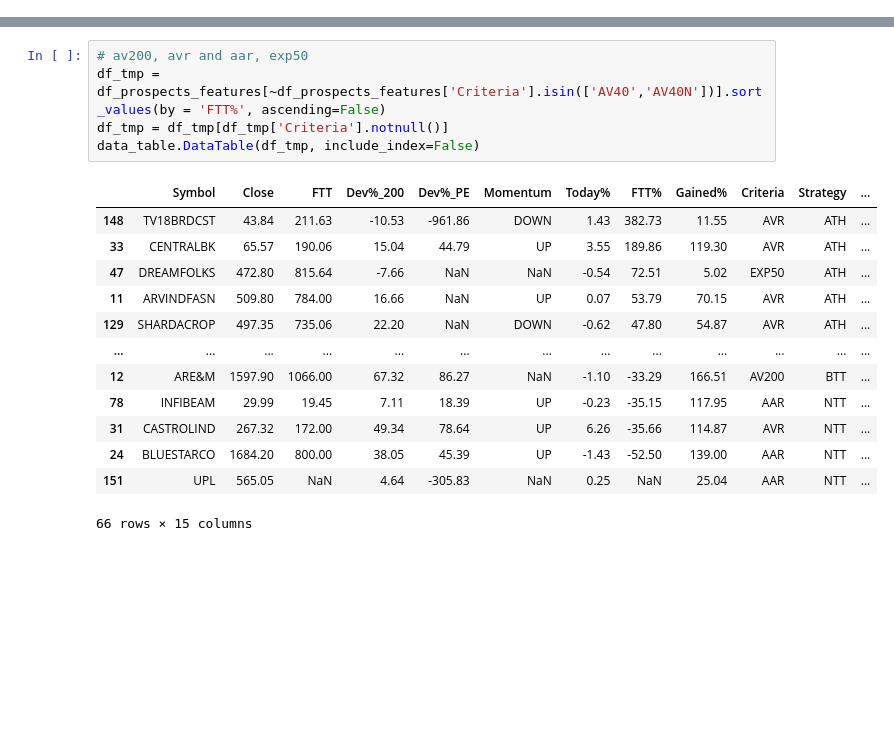
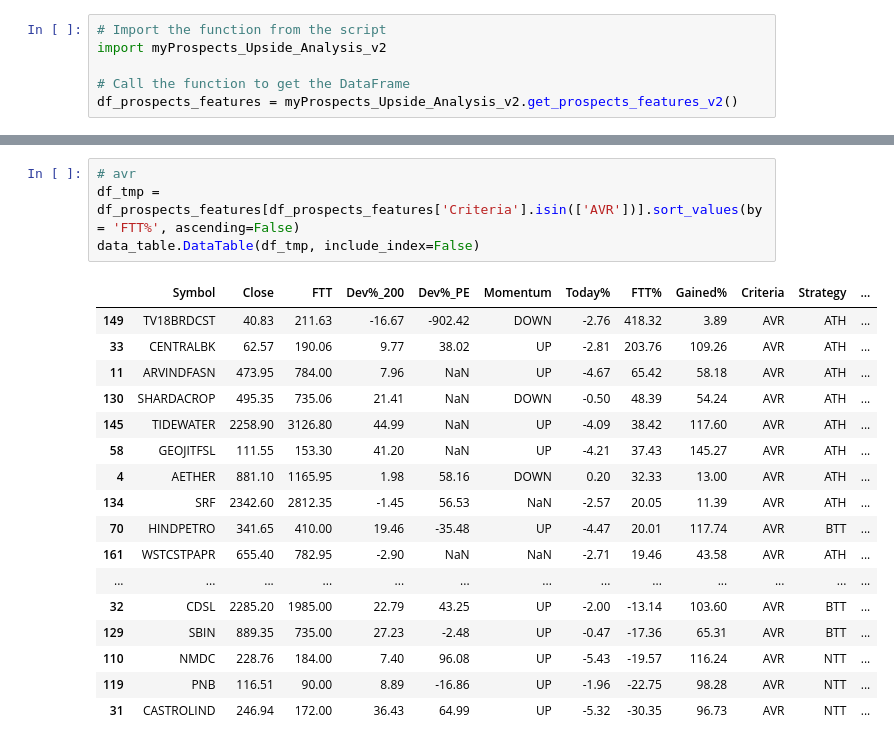
Before and after one commit to ankit-rathi/Quantvesting_v2, a Jupyter notebook: myProspects_Upside_Analysis_v2.ipynb, the cells around one changed output, grey strips where cells are left out. Cells and saved outputs as stored; diff of their text form; blank space fills up the shorter version.

```diff
--- a/myProspects_Upside_Analysis_v2.ipynb
+++ b/myProspects_Upside_Analysis_v2.ipynb
@@ -227,0 +18,6 @@ if gen_output == 1:
+# %%
+# Import the function from the script
+import myProspects_Upside_Analysis_v2
+
+# Call the function to get the DataFrame
+df_prospects_features = myProspects_Upside_Analysis_v2.get_prospects_features_v2()
@@ -280,19 +82,22 @@ data_table.DataTable(df_tmp, include_index=False)
 # %%
-# av200, avr and aar, exp50
-df_tmp = df_prospects_features[~df_prospects_features['Criteria'].isin(['AV40','AV40N'])].sort_values(by = 'FTT%', ascending=False)
-df_tmp = df_tmp[df_tmp['Criteria'].notnull()]
+# avr
+df_tmp = df_prospects_features[df_prospects_features['Criteria'].isin(['AVR'])].sort_values(by = 'FTT%', ascending=False)
 data_table.DataTable(df_tmp, include_index=False)
 # %% [output]
 |  | Symbol | Close | FTT | Dev%_200 | Dev%_PE | Momentum | Today% | FTT% | Gained% | Criteria | Strategy | ... |
-| 148 | TV18BRDCST | 43.84 | 211.63 | -10.53 | -961.86 | DOWN | 1.43 | 382.73 | 11.55 | AVR | ATH | ... |
-| 33 | CENTRALBK | 65.57 | 190.06 | 15.04 | 44.79 | UP | 3.55 | 189.86 | 119.30 | AVR | ATH | ... |
-| 47 | DREAMFOLKS | 472.80 | 815.64 | -7.66 | NaN | NaN | -0.54 | 72.51 | 5.02 | EXP50 | ATH | ... |
-| 11 | ARVINDFASN | 509.80 | 784.00 | 16.66 | NaN | UP | 0.07 | 53.79 | 70.15 | AVR | ATH | ... |
-| 129 | SHARDACROP | 497.35 | 735.06 | 22.20 | NaN | DOWN | -0.62 | 47.80 | 54.87 | AVR | ATH | ... |
+| 149 | TV18BRDCST | 40.83 | 211.63 | -16.67 | -902.42 | DOWN | -2.76 | 418.32 | 3.89 | AVR | ATH | ... |
+| 33 | CENTRALBK | 62.57 | 190.06 | 9.77 | 38.02 | UP | -2.81 | 203.76 | 109.26 | AVR | ATH | ... |
+| 11 | ARVINDFASN | 473.95 | 784.00 | 7.96 | NaN | UP | -4.67 | 65.42 | 58.18 | AVR | ATH | ... |
+| 130 | SHARDACROP | 495.35 | 735.06 | 21.41 | NaN | DOWN | -0.50 | 48.39 | 54.24 | AVR | ATH | ... |
+| 145 | TIDEWATER | 2258.90 | 3126.80 | 44.99 | NaN | UP | -4.09 | 38.42 | 117.60 | AVR | ATH | ... |
+| 58 | GEOJITFSL | 111.55 | 153.30 | 41.20 | NaN | UP | -4.21 | 37.43 | 145.27 | AVR | ATH | ... |
+| 4 | AETHER | 881.10 | 1165.95 | 1.98 | 58.16 | DOWN | 0.20 | 32.33 | 13.00 | AVR | ATH | ... |
+| 134 | SRF | 2342.60 | 2812.35 | -1.45 | 56.53 | NaN | -2.57 | 20.05 | 11.39 | AVR | ATH | ... |
+| 70 | HINDPETRO | 341.65 | 410.00 | 19.46 | -35.48 | UP | -4.47 | 20.01 | 117.74 | AVR | BTT | ... |
+| 161 | WSTCSTPAPR | 655.40 | 782.95 | -2.90 | NaN | NaN | -2.71 | 19.46 | 43.58 | AVR | ATH | ... |
 | ... | ... | ... | ... | ... | ... | ... | ... | ... | ... | ... | ... | ... |
-| 12 | ARE&M | 1597.90 | 1066.00 | 67.32 | 86.27 | NaN | -1.10 | -33.29 | 166.51 | AV200 | BTT | ... |
-| 78 | INFIBEAM | 29.99 | 19.45 | 7.11 | 18.39 | UP | -0.23 | -35.15 | 117.95 | AAR | NTT | ... |
-| 31 | CASTROLIND | 267.32 | 172.00 | 49.34 | 78.64 | UP | 6.26 | -35.66 | 114.87 | AVR | NTT | ... |
-| 24 | BLUESTARCO | 1684.20 | 800.00 | 38.05 | 45.39 | UP | -1.43 | -52.50 | 139.00 | AAR | NTT | ... |
-| 151 | UPL | 565.05 | NaN | 4.64 | -305.83 | NaN | 0.25 | NaN | 25.04 | AAR | NTT | ... |
+| 32 | CDSL | 2285.20 | 1985.00 | 22.79 | 43.25 | UP | -2.00 | -13.14 | 103.60 | AVR | BTT | ... |
+| 129 | SBIN | 889.35 | 735.00 | 27.23 | -2.48 | UP | -0.47 | -17.36 | 65.31 | AVR | BTT | ... |
+| 110 | NMDC | 228.76 | 184.00 | 7.40 | 96.08 | UP | -5.43 | -19.57 | 116.24 | AVR | NTT | ... |
+| 119 | PNB | 116.51 | 90.00 | 8.89 | -16.86 | UP | -1.96 | -22.75 | 98.28 | AVR | NTT | ... |
+| 31 | CASTROLIND | 246.94 | 172.00 | 36.43 | 64.99 | UP | -5.32 | -30.35 | 96.73 | AVR | NTT | ... |
-66 rows × 15 columns
```
Also changed, not shown: parts of 18 cells of this notebook.
